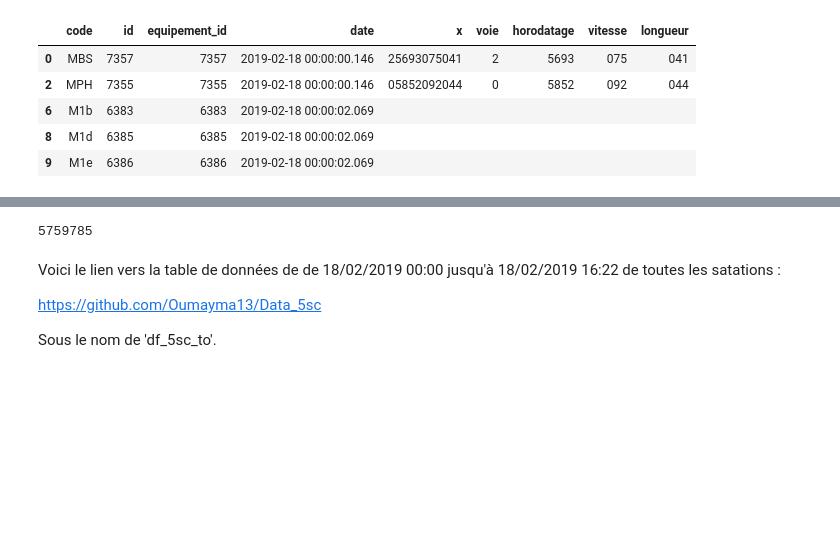
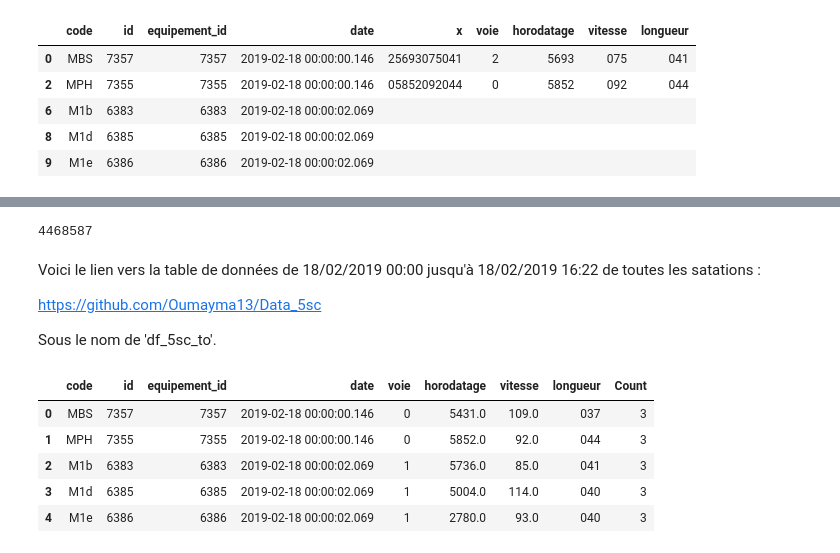
Before and after one commit to Oumayma13/Data_5sc, a Jupyter notebook: 10-05-2019.ipynb, the cells around one changed output, grey strips where cells are left out. Cells and saved outputs as stored; diff of their text form; code cells hidden in the pictures; blank space fills up the shorter version.

```diff
--- a/10-05-2019.ipynb
+++ b/10-05-2019.ipynb
@@ -200,14 +191,14 @@ for i in c:
 # Eliminer les lignes vides
 df = df.dropna(axis=0, how='any', thresh=None, subset=None, inplace=False)
 # %%
-len(result)-len(df)
+len(df)
 # %% [output]
-5759785
+4468587
 # %%
 #Exporter la table
 df.to_csv('df_5sc_to.csv', index = False, encoding = 'utf-8')
 # %% [markdown]
- Voici le lien vers la table de données de de 18/02/2019 00:00 jusqu'à 18/02/2019 16:22 de toutes les satations :
+ Voici le lien vers la table de données de 18/02/2019 00:00 jusqu'à 18/02/2019 16:22 de toutes les satations :
 
  https://github.com/Oumayma13/Data_5sc
 
@@ -214,0 +209,9 @@ df.to_csv('df_5sc_to.csv', index = False, encoding = 'utf-8')
+# %%
+df.head()
+# %% [output]
+|  | code | id | equipement_id | date | voie | horodatage | vitesse | longueur | Count |
+| 0 | MBS | 7357 | 7357 | 2019-02-18 00:00:00.146 | 0 | 5431.0 | 109.0 | 037 | 3 |
+| 1 | MPH | 7355 | 7355 | 2019-02-18 00:00:00.146 | 0 | 5852.0 | 92.0 | 044 | 3 |
+| 2 | M1b | 6383 | 6383 | 2019-02-18 00:00:02.069 | 1 | 5736.0 | 85.0 | 041 | 3 |
+| 3 | M1d | 6385 | 6385 | 2019-02-18 00:00:02.069 | 1 | 5004.0 | 114.0 | 040 | 3 |
+| 4 | M1e | 6386 | 6386 | 2019-02-18 00:00:02.069 | 1 | 2780.0 | 93.0 | 040 | 3 |
```
Also changed, not shown: parts of 13 cells of this notebook.
